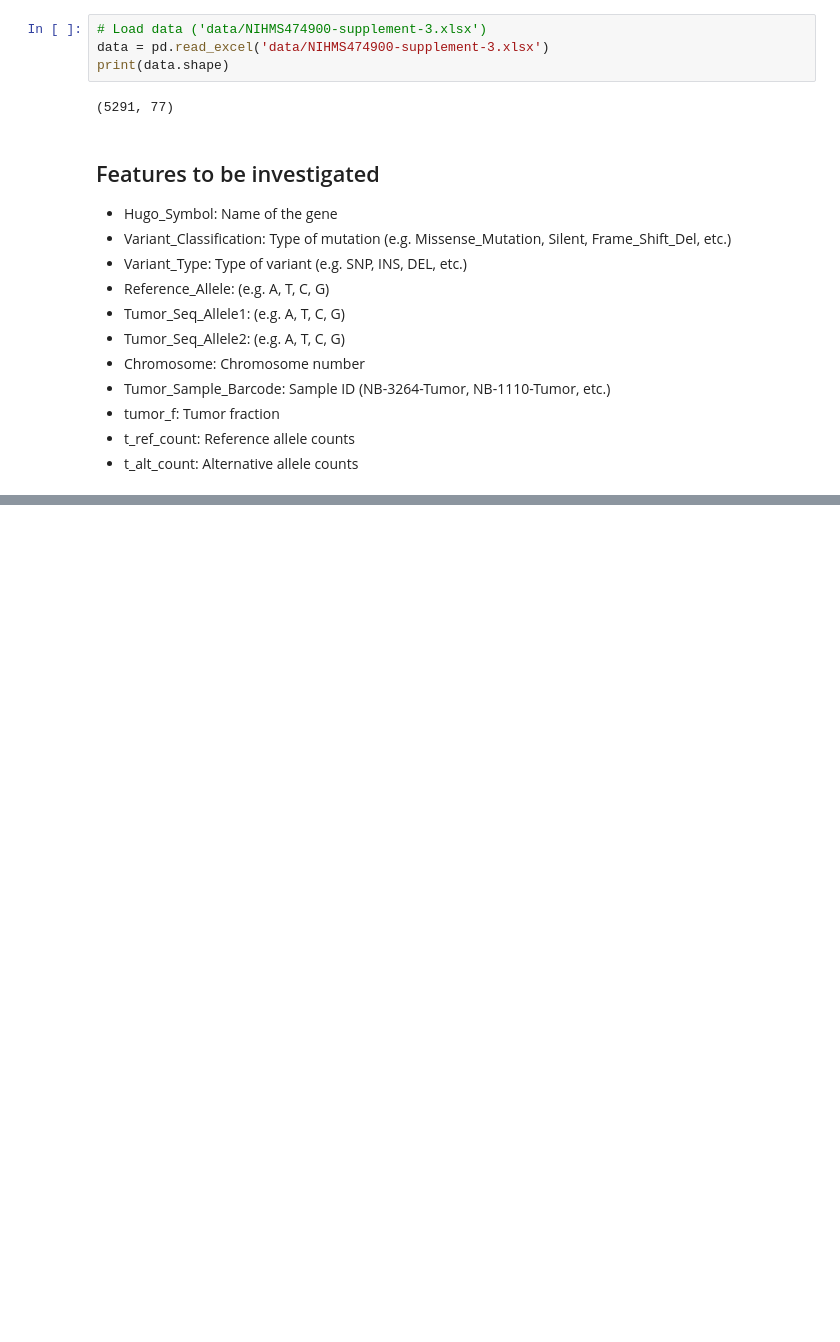
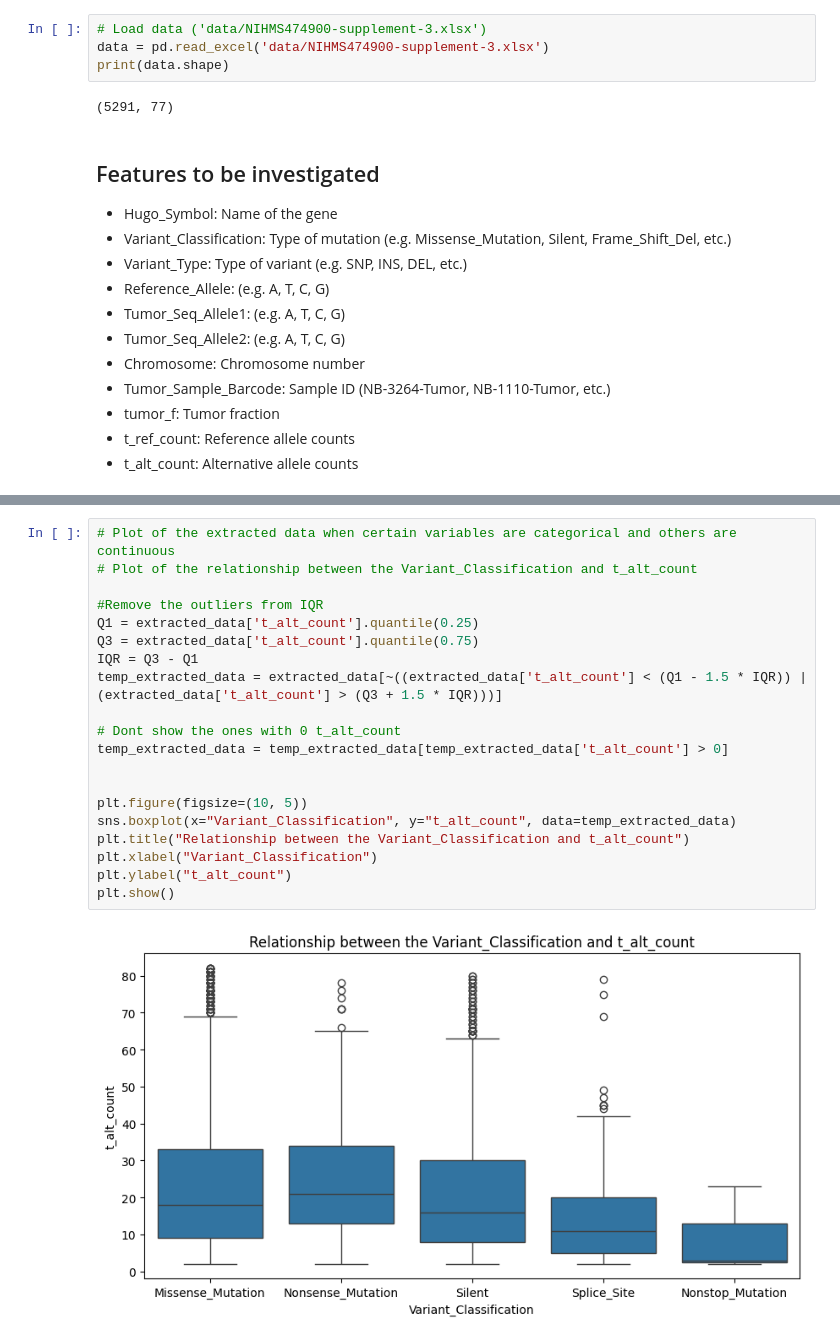
Before and after one commit to davidbobek/Genetic_landscape_of_high-risk_neuroblastoma, a Jupyter notebook: main.ipynb, the cells around one changed output, grey strips where cells are left out. Saved outputs shown, nothing was run; the diff lists cells and outputs as text; blank space fills up the shorter version.

```diff
--- a/main.ipynb
+++ b/main.ipynb
@@ -100,0 +195,22 @@ assert (
+# %%
+# Plot of the extracted data when certain variables are categorical and others are continuous
+# Plot of the relationship between the Variant_Classification and t_alt_count
+
+#Remove the outliers from IQR
+Q1 = extracted_data['t_alt_count'].quantile(0.25)
+Q3 = extracted_data['t_alt_count'].quantile(0.75)
+IQR = Q3 - Q1
+temp_extracted_data = extracted_data[~((extracted_data['t_alt_count'] < (Q1 - 1.5 * IQR)) | (extracted_data['t_alt_count'] > (Q3 + 1.5 * IQR)))]
+
+# Dont show the ones with 0 t_alt_count
+temp_extracted_data = temp_extracted_data[temp_extracted_data['t_alt_count'] > 0]
+
+
+plt.figure(figsize=(10, 5))
+sns.boxplot(x="Variant_Classification", y="t_alt_count", data=temp_extracted_data)
+plt.title("Relationship between the Variant_Classification and t_alt_count")
+plt.xlabel("Variant_Classification")
+plt.ylabel("t_alt_count")
+plt.show()
+# %% [output]
+[figure, added]
```
Also changed, not shown: parts of 17 cells of this notebook.
